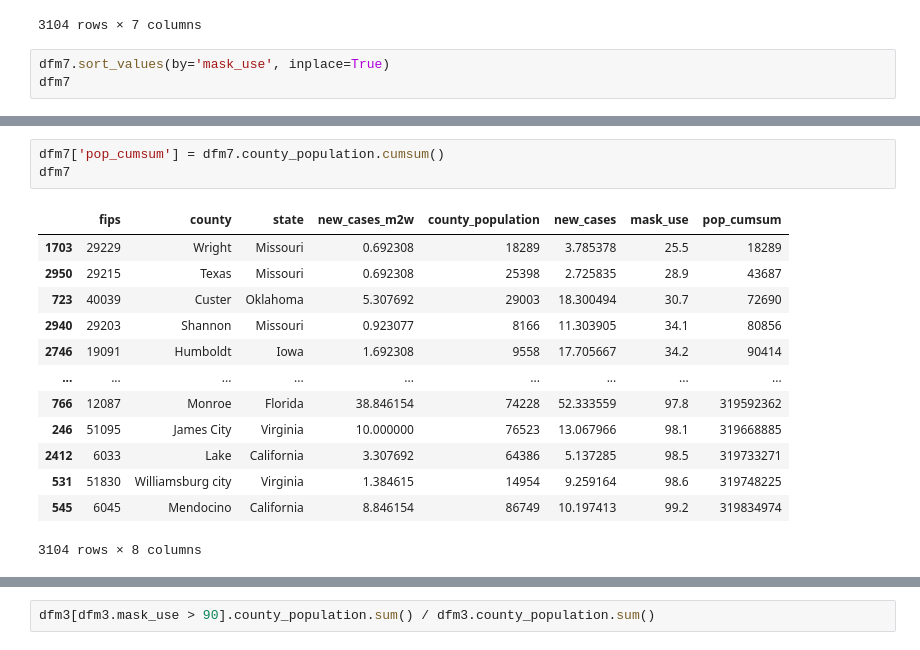
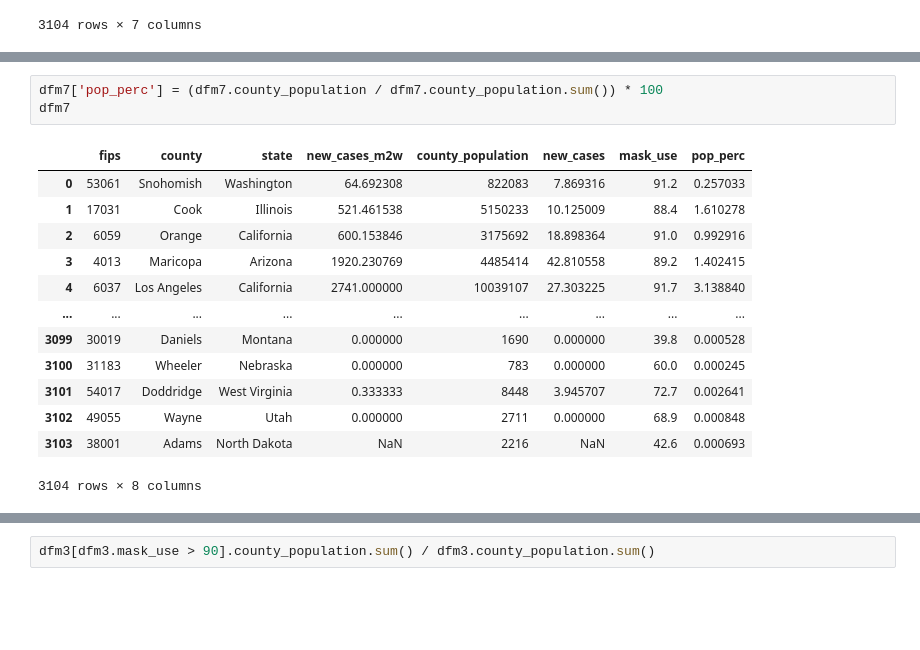
Before and after one commit to mtlberri/covid-19-data, a Jupyter notebook: covid-study.ipynb, the cells around one changed output, grey strips where cells are left out. Drawn from its saved outputs; the diff is of its cells as text; blank space fills up the shorter version.

Commit message:
before coming back on mask use

```diff
--- a/covid-study.ipynb
+++ b/covid-study.ipynb
@@ -741,6 +741,3 @@ dfm7
 | 3102 | 49055 | Wayne | Utah | 0.000000 | 2711 | 0.000000 | 68.9 |
 | 3103 | 38001 | Adams | North Dakota | NaN | 2216 | NaN | 42.6 |
 3104 rows × 7 columns
-# %%
-dfm7.sort_values(by='mask_use', inplace=True)
-dfm7
@@ -761,17 +744,17 @@ dfm7
 # %%
-dfm7['pop_cumsum'] = dfm7.county_population.cumsum()
+dfm7['pop_perc'] = (dfm7.county_population / dfm7.county_population.sum()) * 100
 dfm7
 # %% [output]
-|  | fips | county | state | new_cases_m2w | county_population | new_cases | mask_use | pop_cumsum |
-| 1703 | 29229 | Wright | Missouri | 0.692308 | 18289 | 3.785378 | 25.5 | 18289 |
-| 2950 | 29215 | Texas | Missouri | 0.692308 | 25398 | 2.725835 | 28.9 | 43687 |
-| 723 | 40039 | Custer | Oklahoma | 5.307692 | 29003 | 18.300494 | 30.7 | 72690 |
-| 2940 | 29203 | Shannon | Missouri | 0.923077 | 8166 | 11.303905 | 34.1 | 80856 |
-| 2746 | 19091 | Humboldt | Iowa | 1.692308 | 9558 | 17.705667 | 34.2 | 90414 |
+|  | fips | county | state | new_cases_m2w | county_population | new_cases | mask_use | pop_perc |
+| 0 | 53061 | Snohomish | Washington | 64.692308 | 822083 | 7.869316 | 91.2 | 0.257033 |
+| 1 | 17031 | Cook | Illinois | 521.461538 | 5150233 | 10.125009 | 88.4 | 1.610278 |
+| 2 | 6059 | Orange | California | 600.153846 | 3175692 | 18.898364 | 91.0 | 0.992916 |
+| 3 | 4013 | Maricopa | Arizona | 1920.230769 | 4485414 | 42.810558 | 89.2 | 1.402415 |
+| 4 | 6037 | Los Angeles | California | 2741.000000 | 10039107 | 27.303225 | 91.7 | 3.138840 |
 | ... | ... | ... | ... | ... | ... | ... | ... | ... |
-| 766 | 12087 | Monroe | Florida | 38.846154 | 74228 | 52.333559 | 97.8 | 319592362 |
-| 246 | 51095 | James City | Virginia | 10.000000 | 76523 | 13.067966 | 98.1 | 319668885 |
-| 2412 | 6033 | Lake | California | 3.307692 | 64386 | 5.137285 | 98.5 | 319733271 |
-| 531 | 51830 | Williamsburg city | Virginia | 1.384615 | 14954 | 9.259164 | 98.6 | 319748225 |
-| 545 | 6045 | Mendocino | California | 8.846154 | 86749 | 10.197413 | 99.2 | 319834974 |
+| 3099 | 30019 | Daniels | Montana | 0.000000 | 1690 | 0.000000 | 39.8 | 0.000528 |
+| 3100 | 31183 | Wheeler | Nebraska | 0.000000 | 783 | 0.000000 | 60.0 | 0.000245 |
+| 3101 | 54017 | Doddridge | West Virginia | 0.333333 | 8448 | 3.945707 | 72.7 | 0.002641 |
+| 3102 | 49055 | Wayne | Utah | 0.000000 | 2711 | 0.000000 | 68.9 | 0.000848 |
+| 3103 | 38001 | Adams | North Dakota | NaN | 2216 | NaN | 42.6 | 0.000693 |
 3104 rows × 8 columns
```
Also changed, not shown: parts of 6 cells of this notebook.
